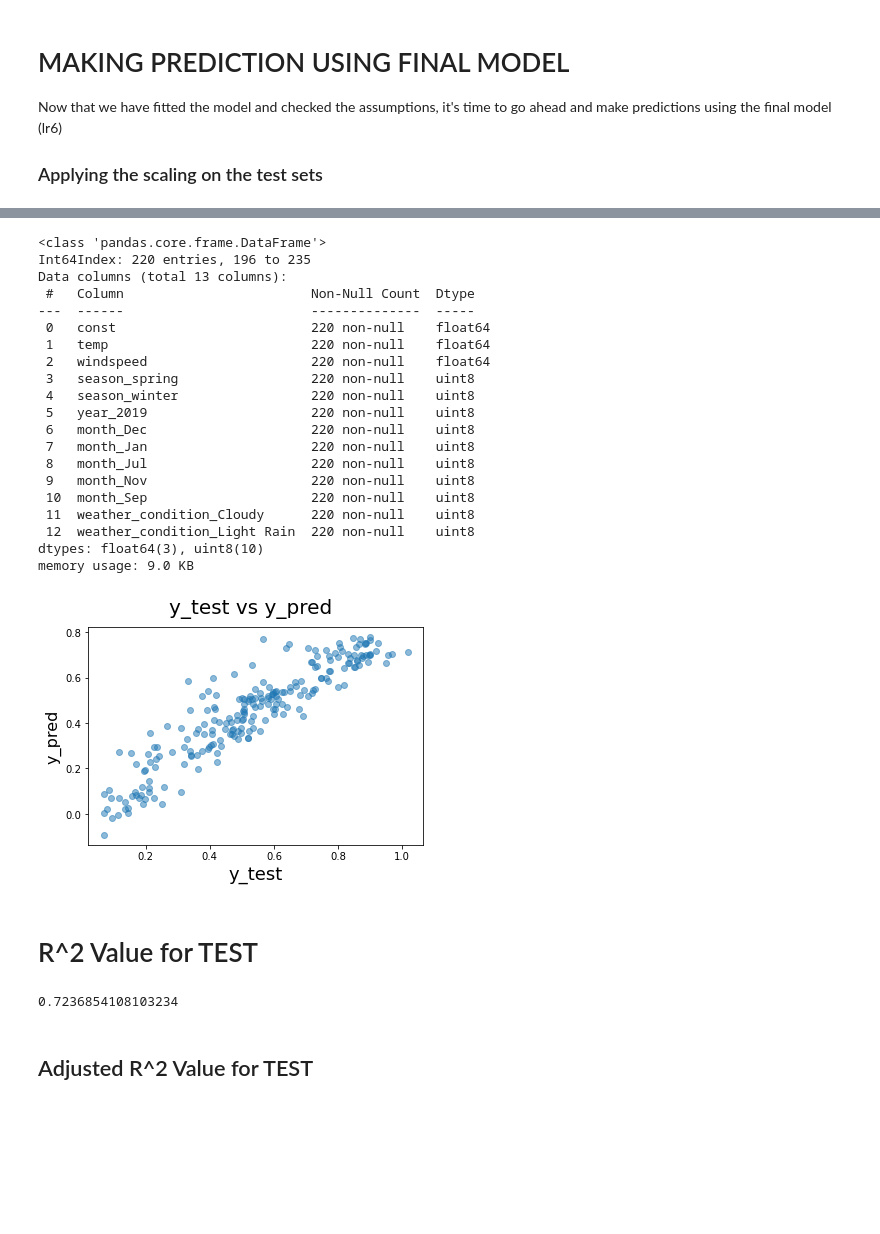
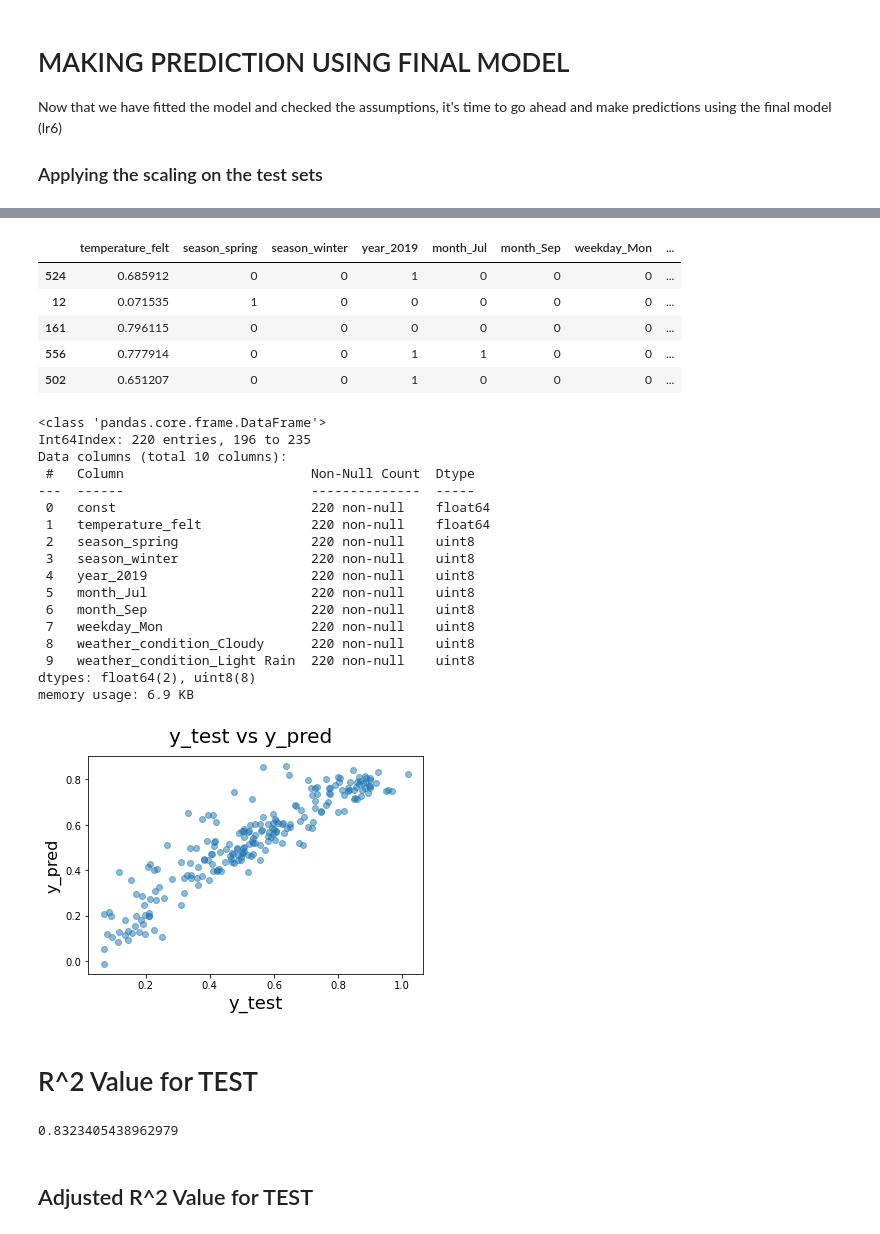
Before and after one commit to CharlieThomasCTG/Bike_sharing_regression, a Jupyter notebook: bike-sharing-multiple-linear-regression-Copy1.ipynb, the cells around one changed output, grey strips where cells are left out. Cells and saved outputs as stored; diff of their text form; code cells hidden in the pictures; blank space fills up the shorter version.

Commit message:
Add files via upload
Improved the Accuracy of the test by bringing in heat index and removing actual temperature, humidity and windspeed..

```diff
--- a/bike-sharing-multiple-linear-regression-Copy1.ipynb
+++ b/bike-sharing-multiple-linear-regression-Copy1.ipynb
@@ -1063,3 +1095,3 @@ df_test.head()
 # %%
-y_test=df_test.pop('count')
+y_test=df_test.pop('count_rental_bikes')
 X_test=df_test
@@ -1066,27 +1107,35 @@ X_test=df_test
+# %%
+X_train_4_test=X_train_model_3.drop(["const"],axis=1)
+X_train_4_test.head()
+# %% [output]
+|  | temperature_felt | season_spring | season_winter | year_2019 | month_Jul | month_Sep | weekday_Mon | ... |
+| 524 | 0.685912 | 0 | 0 | 1 | 0 | 0 | 0 | ... |
+| 12 | 0.071535 | 1 | 0 | 0 | 0 | 0 | 0 | ... |
+| 161 | 0.796115 | 0 | 0 | 0 | 0 | 0 | 0 | ... |
+| 556 | 0.777914 | 0 | 0 | 1 | 1 | 0 | 0 | ... |
+| 502 | 0.651207 | 0 | 0 | 1 | 0 | 0 | 0 | ... |
 # %%
-col1=X_train_new.columns
-X_test=X_test[col1]
+
+col_4_test=X_train_4_test.columns
+X_test=X_test[col_4_test]
 # Adding constant variable to test dataframe
-X_test_lm3 = sm.add_constant(X_test)
-X_test_lm3.info()
+X_test_model_3 = sm.add_constant(X_test)
+X_test_model_3.info()
 # %% [output]
 <class 'pandas.core.frame.DataFrame'>
 Int64Index: 220 entries, 196 to 235
-Data columns (total 13 columns):
+Data columns (total 10 columns):
  #   Column                        Non-Null Count  Dtype
 ---  ------                        --------------  -----
  0   const                         220 non-null    float64
- 1   temp                          220 non-null    float64
- 2   windspeed                     220 non-null    float64
- 3   season_spring                 220 non-null    uint8
- 4   season_winter                 220 non-null    uint8
- 5   year_2019                     220 non-null    uint8
- 6   month_Dec                     220 non-null    uint8
- 7   month_Jan                     220 non-null    uint8
- 8   month_Jul                     220 non-null    uint8
- 9   month_Nov                     220 non-null    uint8
- 10  month_Sep                     220 non-null    uint8
- 11  weather_condition_Cloudy      220 non-null    uint8
- 12  weather_condition_Light Rain  220 non-null    uint8
-dtypes: float64(3), uint8(10)
-memory usage: 9.0 KB
+ 1   temperature_felt              220 non-null    float64
+ 2   season_spring                 220 non-null    uint8
+ 3   season_winter                 220 non-null    uint8
+ 4   year_2019                     220 non-null    uint8
+ 5   month_Jul                     220 non-null    uint8
+ 6   month_Sep                     220 non-null    uint8
+ 7   weekday_Mon                   220 non-null    uint8
+ 8   weather_condition_Cloudy      220 non-null    uint8
+ 9   weather_condition_Light Rain  220 non-null    uint8
+dtypes: float64(2), uint8(8)
+memory usage: 6.9 KB
@@ -1095,22 +1144,24 @@ y_pred = lr3.predict(X_test_lm3)
+# %%
+y_pred_test= model_3.predict(X_test_model_3)
 # %%
 # Plotting y_test and y_pred to understand the spread
 
 fig = plt.figure()
-plt.scatter(y_test, y_pred, alpha=.5)
+plt.scatter(y_test, y_pred_test, alpha=.5)
 fig.suptitle('y_test vs y_pred', fontsize = 20)              # Plot heading
 plt.xlabel('y_test', fontsize = 18)                          # X-label
 plt.ylabel('y_pred', fontsize = 16)
 plt.show()
 # %% [output]
-[figure, old version]
+[figure, new version]
 # %% [markdown]
  # R^2 Value for TEST
 # %%
 from sklearn.metrics import r2_score
-r2=r2_score(y_test, y_pred)
+r2=r2_score(y_test, y_pred_test)
 r2
 # %% [output]
-0.7236854108103234
+0.8323405438962979
 # %% [markdown]
 ## Adjusted R^2 Value for TEST
 # %%
```
Also changed, not shown: parts of 49 cells of this notebook.
